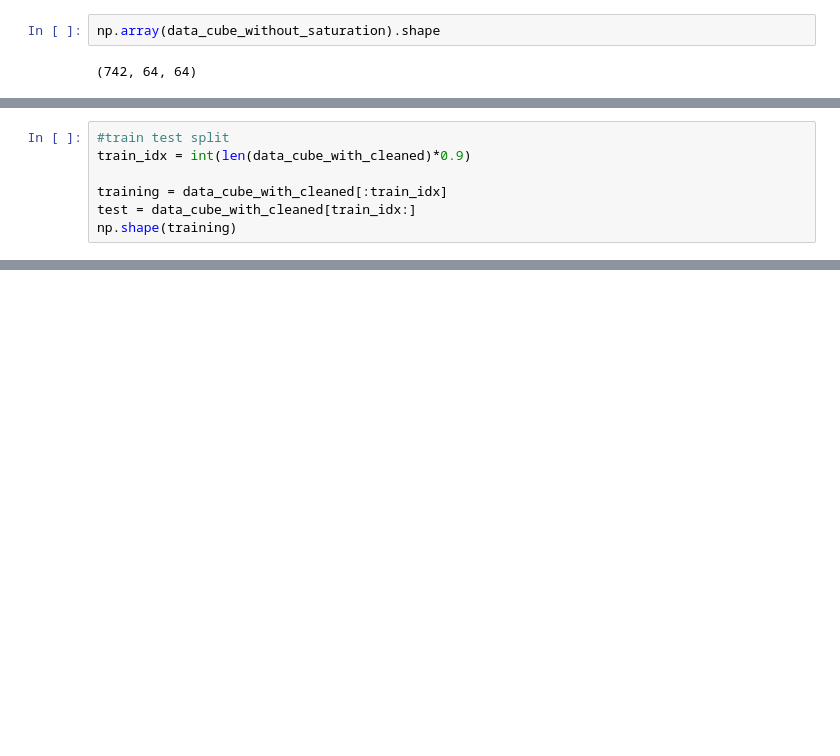
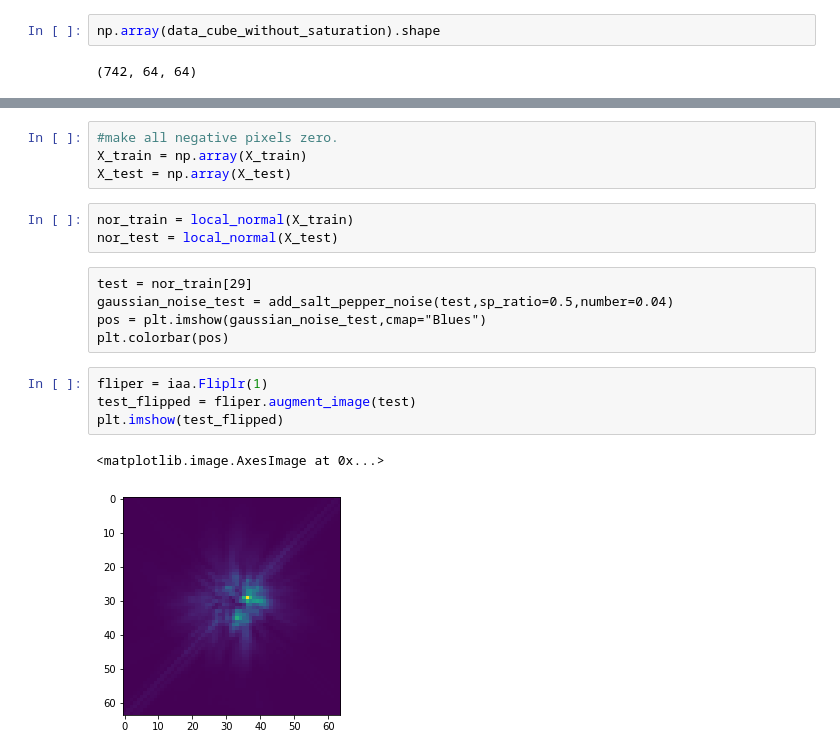
Before and after one commit to lizhangscience/Imaging-DCGAN, a Jupyter notebook: clean_data_and_augmentation.ipynb, the cells around one changed output, grey strips where cells are left out. Drawn from its saved outputs; the diff is of its cells as text; blank space fills up the shorter version.

Commit message:
Updated Augmentation method, added local normalisation

```diff
--- a/clean_data_and_augmentation.ipynb
+++ b/clean_data_and_augmentation.ipynb
@@ -204,7 +166,0 @@ from imgaug import augmenters as iaa
-# %%
-#train test split
-train_idx = int(len(data_cube_with_cleaned)*0.9)
-
-training = data_cube_with_cleaned[:train_idx]
-test = data_cube_with_cleaned[train_idx:]
-np.shape(training)
@@ -230,0 +200,19 @@ np.array(aug_images).shape
+# %%
+#make all negative pixels zero.
+X_train = np.array(X_train)
+X_test = np.array(X_test)
+# %%
+nor_train = local_normal(X_train)
+nor_test = local_normal(X_test)
+# %% [raw]
+test = nor_train[29]
+gaussian_noise_test = add_salt_pepper_noise(test,sp_ratio=0.5,number=0.04)
+pos = plt.imshow(gaussian_noise_test,cmap="Blues")
+plt.colorbar(pos)
+# %%
+fliper = iaa.Fliplr(1)
+test_flipped = fliper.augment_image(test)
+plt.imshow(test_flipped)
+# %% [output]
+<matplotlib.image.AxesImage at 0x...>
+[figure, added]
```
Also changed, not shown: parts of 40 cells of this notebook, 1 other file.
